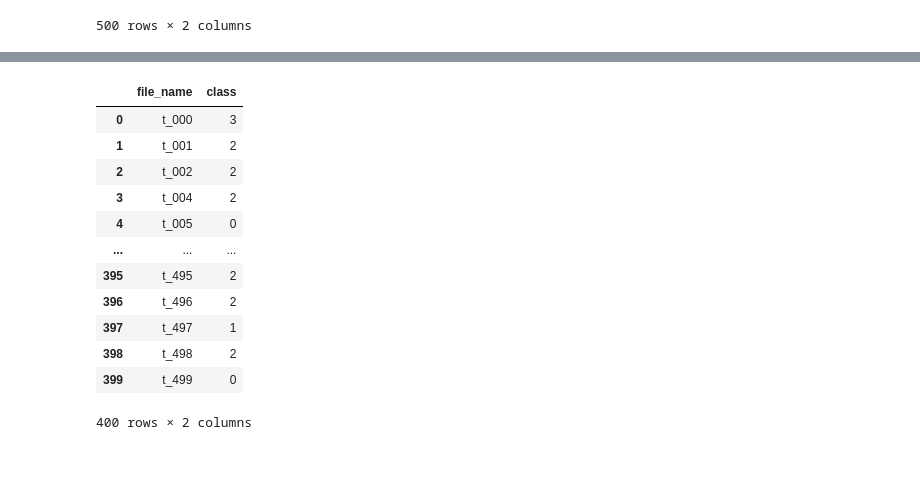
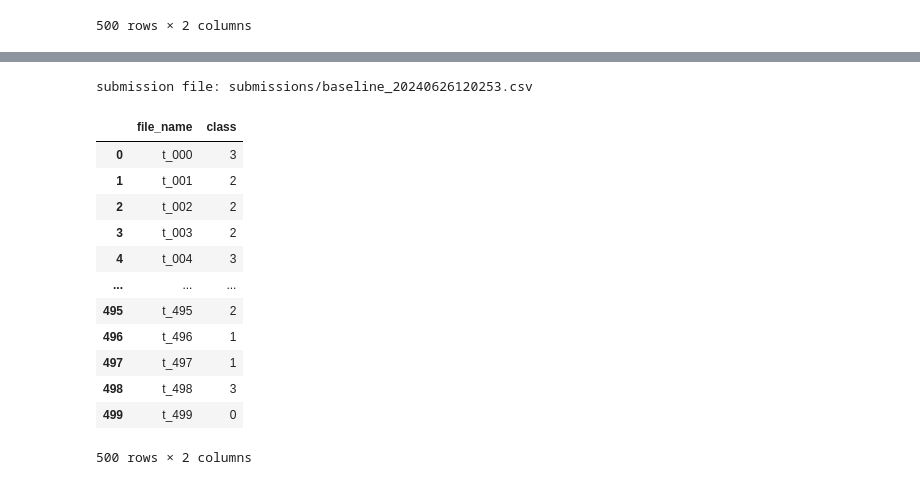
Before and after one commit to ivvve/DLTHON-NDG, a Jupyter notebook: baseline.ipynb, the cells around one changed output, grey strips where cells are left out. Saved outputs shown, nothing was run; the diff lists cells and outputs as text; code cells hidden in the pictures.

Commit message:
feat: update baseline

```diff
--- a/baseline.ipynb
+++ b/baseline.ipynb
@@ -197,24 +197,21 @@ test_df
 | 499 | t_499 | 엄마 저 그 돈 안해주시면 정말 큰일나요. 이유도 말하지 않... | 0 | 협박 대화 |
 500 rows × 4 columns
 # %%
-submission_df = pd.read_csv("data/submission.csv")
-test_submission_df = (submission_df
-                      .merge(test_df[["file_name", "class"]], on="file_name")
-                      .drop(columns=["class_x"])
-                      .rename(columns={"class_y": "class"}))
-test_submission_df.to_csv(f"submissions/baseline_{NOW}.csv", index=False)
+print(f"submission file: submissions/baseline_{NOW}.csv")
+test_df[["file_name", "class"]].to_csv(f"submissions/baseline_{NOW}.csv", index=False)
 pd.read_csv(f"submissions/baseline_{NOW}.csv")
 # %% [output]
+submission file: submissions/baseline_20240626120253.csv
 |  | file_name | class |
 | 0 | t_000 | 3 |
 | 1 | t_001 | 2 |
 | 2 | t_002 | 2 |
-| 3 | t_004 | 2 |
-| 4 | t_005 | 0 |
+| 3 | t_003 | 2 |
+| 4 | t_004 | 3 |
 | ... | ... | ... |
-| 395 | t_495 | 2 |
-| 396 | t_496 | 2 |
-| 397 | t_497 | 1 |
-| 398 | t_498 | 2 |
-| 399 | t_499 | 0 |
+| 495 | t_495 | 2 |
+| 496 | t_496 | 1 |
+| 497 | t_497 | 1 |
+| 498 | t_498 | 3 |
+| 499 | t_499 | 0 |
-400 rows × 2 columns
+500 rows × 2 columns
```
Also changed, not shown: parts of 3 cells of this notebook.
